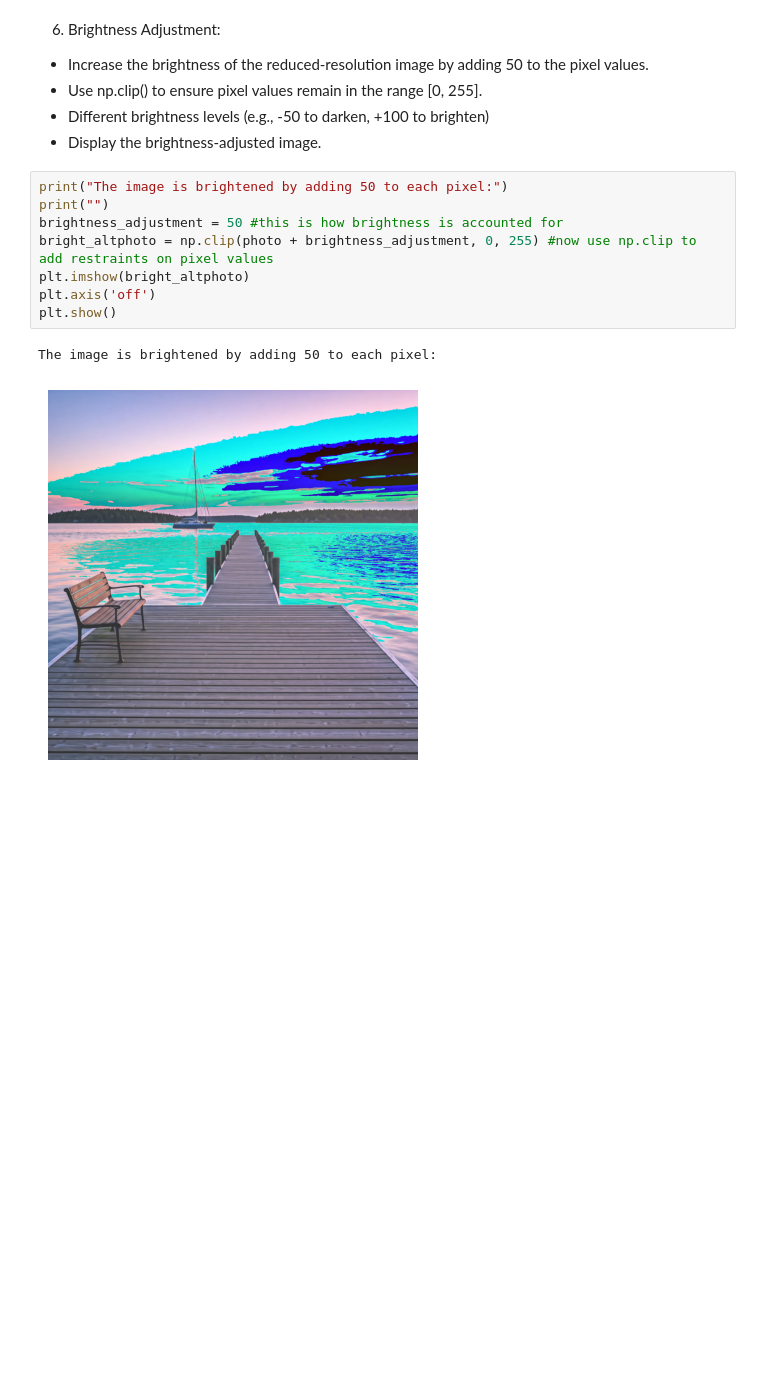
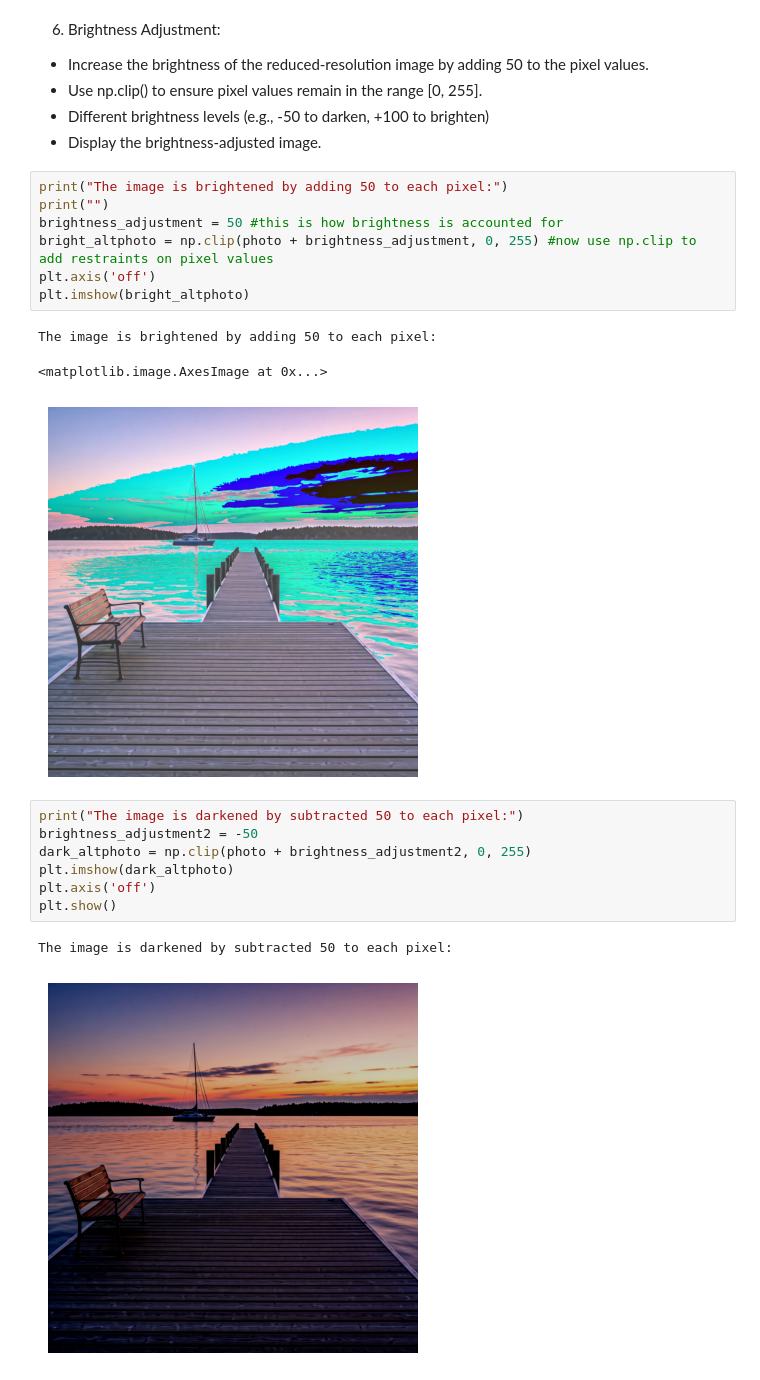
Before and after one commit to jelly-decoder28/poppy-june, a Jupyter notebook: MoreNumPyImageManipulation.ipynb, the cells around one changed output. Cells and saved outputs as stored; diff of their text form; blank space fills up the shorter version.

```diff
--- a/MoreNumPyImageManipulation.ipynb
+++ b/MoreNumPyImageManipulation.ipynb
@@ -150,9 +150,19 @@ print("The image is brightened by adding 50 to each pixel:")
 print("")
 brightness_adjustment = 50 #this is how brightness is accounted for
 bright_altphoto = np.clip(photo + brightness_adjustment, 0, 255) #now use np.clip to add restraints on pixel values
+plt.axis('off')
 plt.imshow(bright_altphoto)
-plt.axis('off')
-plt.show()
 # %% [output]
 The image is brightened by adding 50 to each pixel:
+<matplotlib.image.AxesImage at 0x...>
 [figure]
+# %%
+print("The image is darkened by subtracted 50 to each pixel:")
+brightness_adjustment2 = -50
+dark_altphoto = np.clip(photo + brightness_adjustment2, 0, 255)
+plt.imshow(dark_altphoto)
+plt.axis('off')
+plt.show()
+# %% [output]
+The image is darkened by subtracted 50 to each pixel:
+[figure, added]
```
